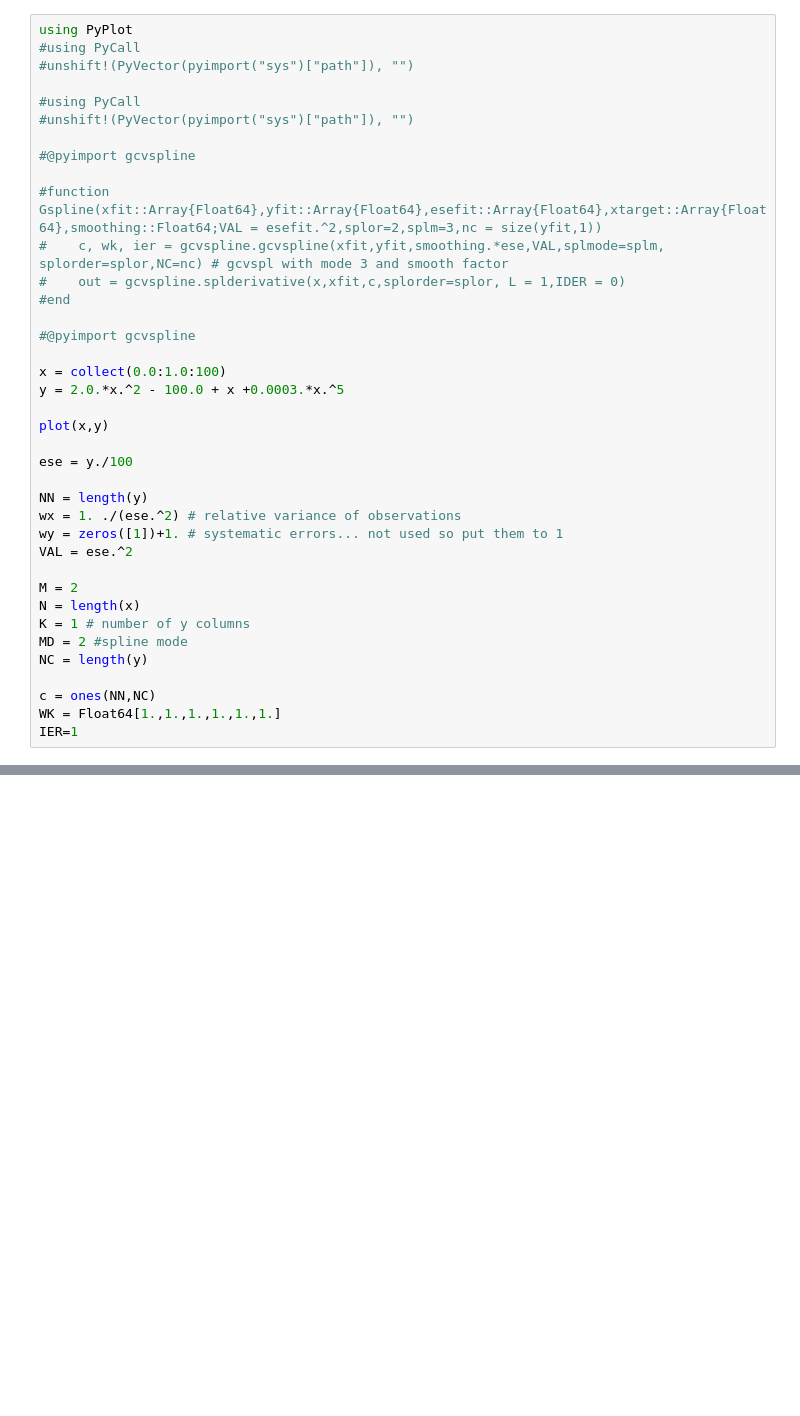
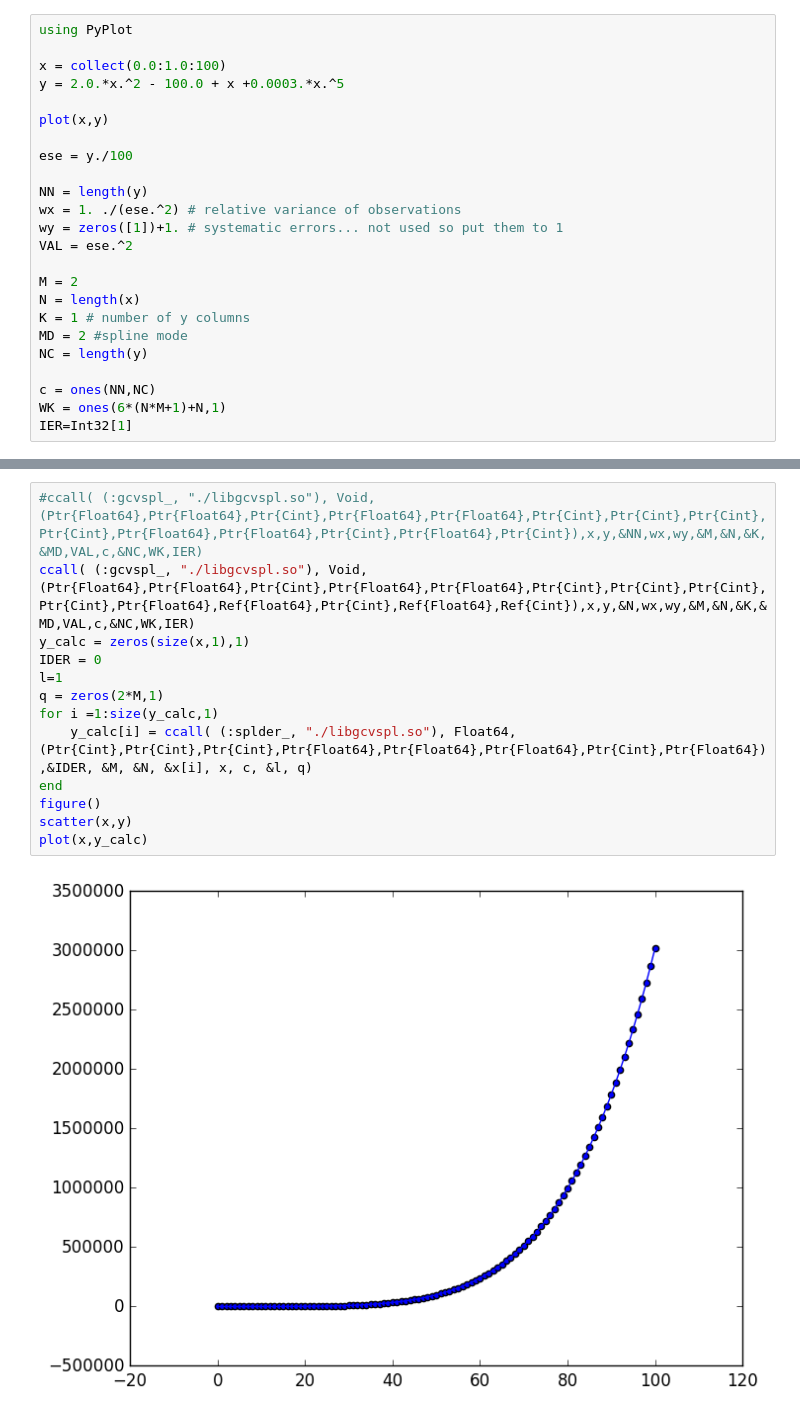
Before and after one commit to charlesll/Spectra.jl, a Jupyter notebook: Dependencies/gcvspline/test.ipynb, the cells around one changed output, grey strips where cells are left out. Cells and saved outputs as stored; diff of their text form; blank space fills up the shorter version.

```diff
--- a/Dependencies/gcvspline/test.ipynb
+++ b/Dependencies/gcvspline/test.ipynb
@@ -1,19 +1,5 @@
 # %%
 using PyPlot
-#using PyCall
-#unshift!(PyVector(pyimport("sys")["path"]), "")
-
-#using PyCall
-#unshift!(PyVector(pyimport("sys")["path"]), "")
-
-#@pyimport gcvspline
-
-#function Gspline(xfit::Array{Float64},yfit::Array{Float64},esefit::Array{Float64},xtarget::Array{Float64},smoothing::Float64;VAL = esefit.^2,splor=2,splm=3,nc = size(yfit,1))
-#    c, wk, ier = gcvspline.gcvspline(xfit,yfit,smoothing.*ese,VAL,splmode=splm, splorder=splor,NC=nc) # gcvspl with mode 3 and smooth factor
-#    out = gcvspline.splderivative(x,xfit,c,splorder=splor, L = 1,IDER = 0)
-#end
-
-#@pyimport gcvspline
 
 x = collect(0.0:1.0:100)
 y = 2.0.*x.^2 - 100.0 + x +0.0003.*x.^5
@@ -34,7 +20,7 @@ MD = 2 #spline mode
 NC = length(y)
 
 c = ones(NN,NC)
-WK = Float64[1.,1.,1.,1.,1.,1.]
-IER=1
+WK = ones(6*(N*M+1)+N,1)
+IER=Int32[1]
 # %% [output]
 [figure]
@@ -48,0 +29,15 @@ ccall( (:gcvspl, "./libgcvspl.so"), Void, (Ptr{Float64},Ptr{Float64},Ptr{Float64
+# %%
+#ccall( (:gcvspl_, "./libgcvspl.so"), Void, (Ptr{Float64},Ptr{Float64},Ptr{Cint},Ptr{Float64},Ptr{Float64},Ptr{Cint},Ptr{Cint},Ptr{Cint},Ptr{Cint},Ptr{Float64},Ptr{Float64},Ptr{Cint},Ptr{Float64},Ptr{Cint}),x,y,&NN,wx,wy,&M,&N,&K,&MD,VAL,c,&NC,WK,IER)
+ccall( (:gcvspl_, "./libgcvspl.so"), Void, (Ptr{Float64},Ptr{Float64},Ptr{Cint},Ptr{Float64},Ptr{Float64},Ptr{Cint},Ptr{Cint},Ptr{Cint},Ptr{Cint},Ptr{Float64},Ref{Float64},Ptr{Cint},Ref{Float64},Ref{Cint}),x,y,&N,wx,wy,&M,&N,&K,&MD,VAL,c,&NC,WK,IER)
+y_calc = zeros(size(x,1),1)
+IDER = 0
+l=1
+q = zeros(2*M,1)
+for i =1:size(y_calc,1)
+    y_calc[i] = ccall( (:splder_, "./libgcvspl.so"), Float64, (Ptr{Cint},Ptr{Cint},Ptr{Cint},Ptr{Float64},Ptr{Float64},Ptr{Float64},Ptr{Cint},Ptr{Float64}),&IDER, &M, &N, &x[i], x, c, &l, q)
+end
+figure()
+scatter(x,y)
+plot(x,y_calc)
+# %% [output]
+[figure, added]
```
Also changed, not shown: parts of 6 cells of this notebook, 21 other files.
